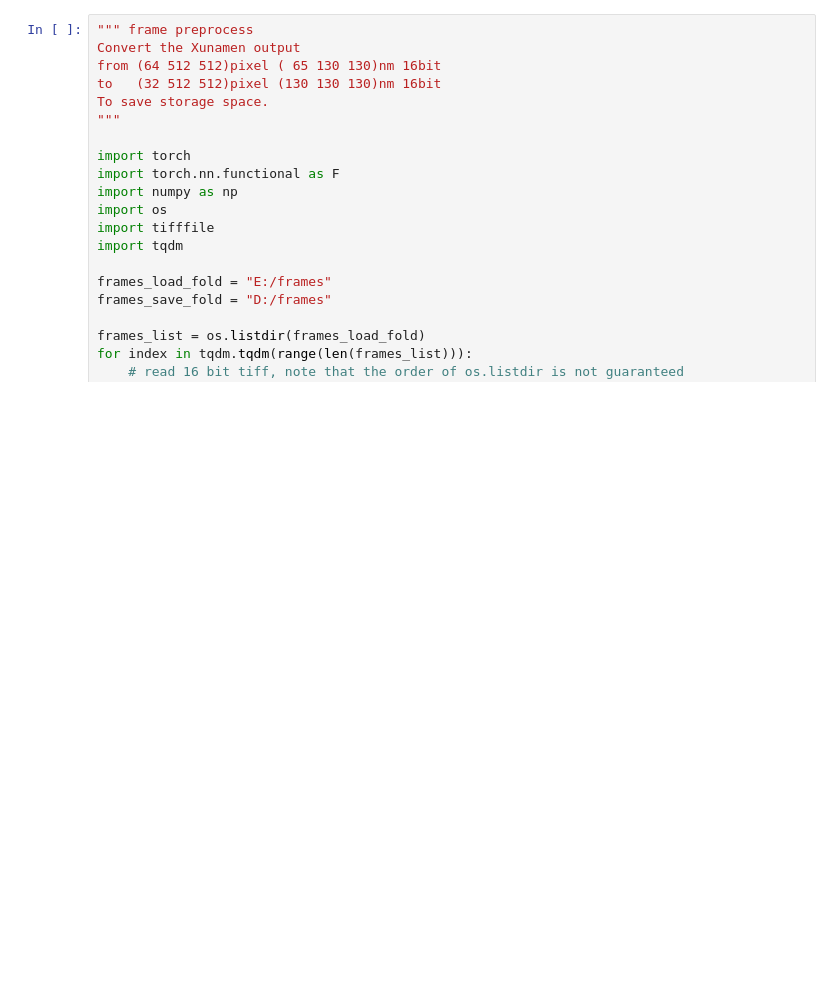
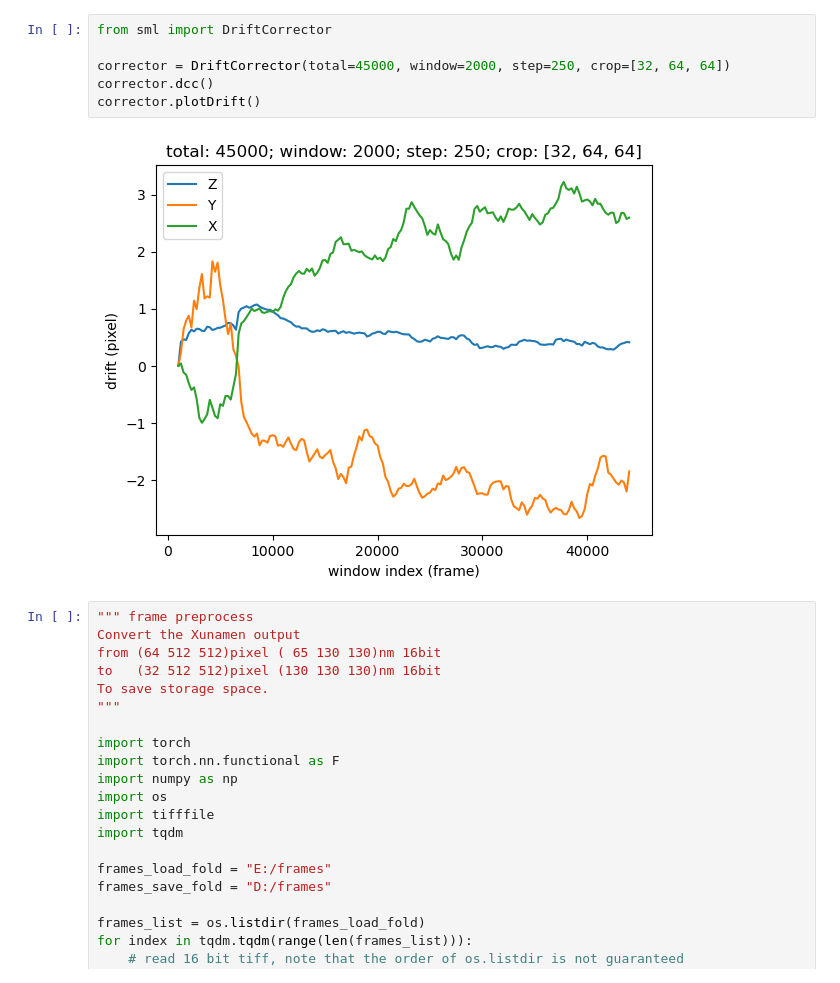
Before and after one commit to tianrui-qi/DSMLM, a Jupyter notebook: util.ipynb, the cells around one changed output. Saved outputs shown, nothing was run; the diff lists cells and outputs as text; blank space fills up the shorter version.

Commit message:
support dcc and mcc drift correction (temp)

```diff
--- a/util.ipynb
+++ b/util.ipynb
@@ -1,3 +1,11 @@
+# %%
+from sml import DriftCorrector
+
+corrector = DriftCorrector(total=45000, window=2000, step=250, crop=[32, 64, 64])
+corrector.dcc()
+corrector.plotDrift()
+# %% [output]
+[figure, added]
 # %%
 """ frame preprocess
 Convert the Xunamen output
```
Also changed, not shown: 4 other files.
